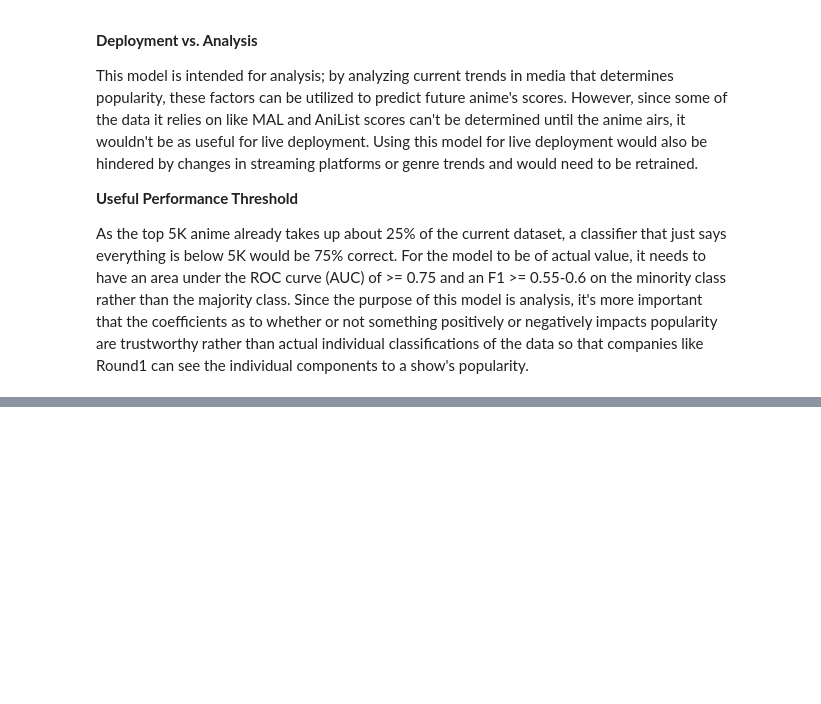
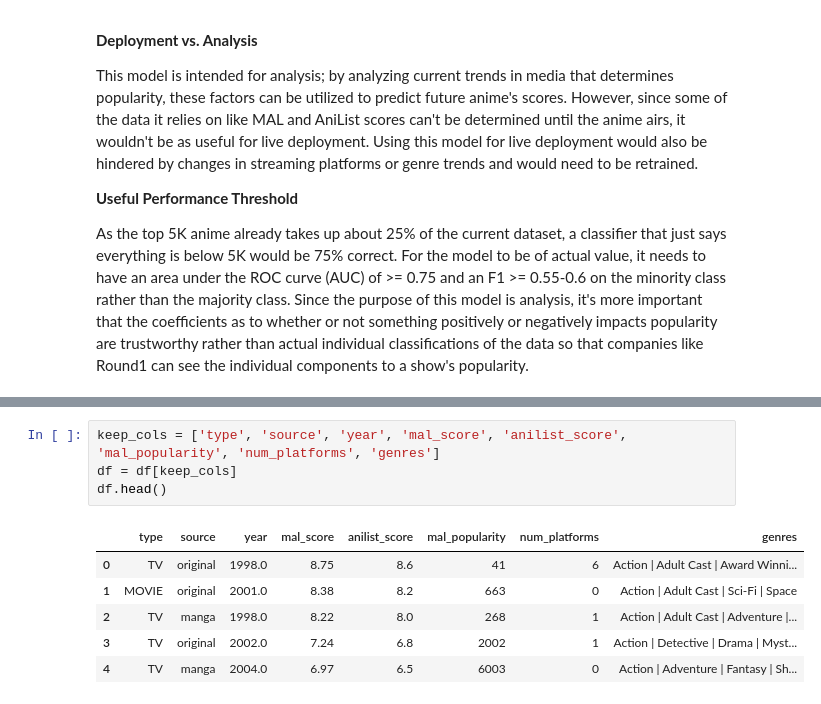
Before and after one commit to Lu-Rin-e/CS5324-Machine-Learning-Lab-1---Table-Data-Exploration, a Jupyter notebook: Lab2.ipynb, the cells around one changed output, grey strips where cells are left out. Drawn from its saved outputs; the diff is of its cells as text; blank space fills up the shorter version.

```diff
--- a/Lab2.ipynb
+++ b/Lab2.ipynb
@@ -85,0 +137,11 @@ As the top 5K anime already takes up about 25% of the current dataset, a classif
+# %%
+keep_cols = ['type', 'source', 'year', 'mal_score', 'anilist_score', 'mal_popularity', 'num_platforms', 'genres']
+df = df[keep_cols]
+df.head()
+# %% [output]
+|  | type | source | year | mal_score | anilist_score | mal_popularity | num_platforms | genres |
+| 0 | TV | original | 1998.0 | 8.75 | 8.6 | 41 | 6 | Action | Adult Cast | Award Winni... |
+| 1 | MOVIE | original | 2001.0 | 8.38 | 8.2 | 663 | 0 | Action | Adult Cast | Sci-Fi | Space |
+| 2 | TV | manga | 1998.0 | 8.22 | 8.0 | 268 | 1 | Action | Adult Cast | Adventure |... |
+| 3 | TV | original | 2002.0 | 7.24 | 6.8 | 2002 | 1 | Action | Detective | Drama | Myst... |
+| 4 | TV | manga | 2004.0 | 6.97 | 6.5 | 6003 | 0 | Action | Adventure | Fantasy | Sh... |
```
Also changed, not shown: parts of 10 cells of this notebook, 1 other file.
